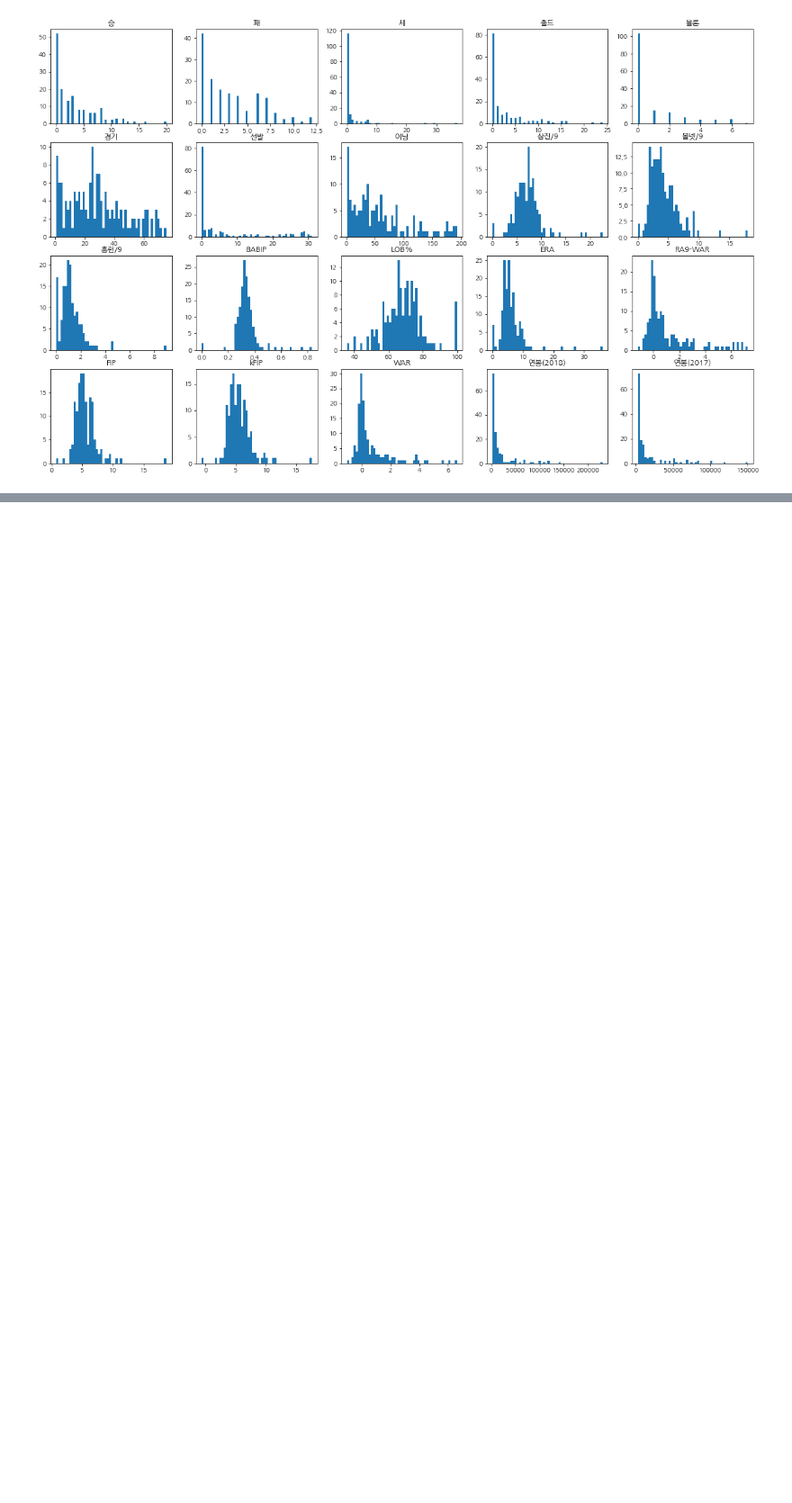
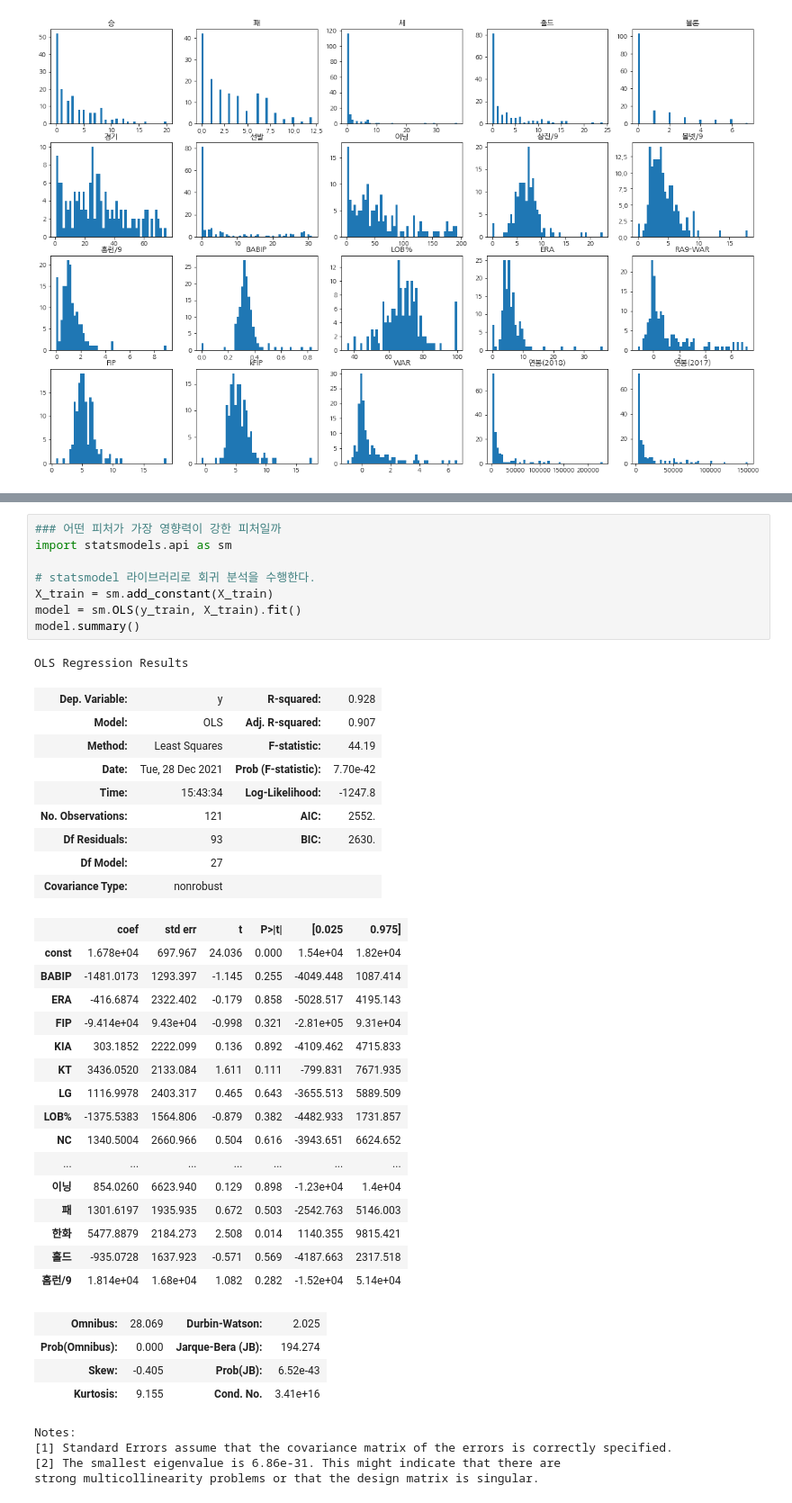
Before and after one commit to junhuyk96/DataAnalysis, a Jupyter notebook: 프로야구선수의다음해연봉예측하기.ipynb, the cells around one changed output, grey strips where cells are left out. Shown: that part at 90% size. Saved outputs shown, nothing was run; the diff lists cells and outputs as text; blank space fills up the shorter version.

```diff
--- a/프로야구선수의다음해연봉예측하기.ipynb
+++ b/프로야구선수의다음해연봉예측하기.ipynb
@@ -96,0 +149,43 @@ plot_hist_each_column(picher_features_df)
+# %%
+### 어떤 피처가 가장 영향력이 강한 피처일까
+import statsmodels.api as sm
+
+# statsmodel 라이브러리로 회귀 분석을 수행한다.
+X_train = sm.add_constant(X_train)
+model = sm.OLS(y_train, X_train).fit()
+model.summary()
+# %% [output]
+OLS Regression Results
+| Dep. Variable: | y | R-squared: | 0.928 |
+| Model: | OLS | Adj. R-squared: | 0.907 |
+| Method: | Least Squares | F-statistic: | 44.19 |
+| Date: | Tue, 28 Dec 2021 | Prob (F-statistic): | 7.70e-42 |
+| Time: | 15:43:34 | Log-Likelihood: | -1247.8 |
+| No. Observations: | 121 | AIC: | 2552. |
+| Df Residuals: | 93 | BIC: | 2630. |
+| Df Model: | 27 |  |  |
+| Covariance Type: | nonrobust |  |  |
+|  | coef | std err | t | P>|t| | [0.025 | 0.975] |
+| const | 1.678e+04 | 697.967 | 24.036 | 0.000 | 1.54e+04 | 1.82e+04 |
+| BABIP | -1481.0173 | 1293.397 | -1.145 | 0.255 | -4049.448 | 1087.414 |
+| ERA | -416.6874 | 2322.402 | -0.179 | 0.858 | -5028.517 | 4195.143 |
+| FIP | -9.414e+04 | 9.43e+04 | -0.998 | 0.321 | -2.81e+05 | 9.31e+04 |
+| KIA | 303.1852 | 2222.099 | 0.136 | 0.892 | -4109.462 | 4715.833 |
+| KT | 3436.0520 | 2133.084 | 1.611 | 0.111 | -799.831 | 7671.935 |
+| LG | 1116.9978 | 2403.317 | 0.465 | 0.643 | -3655.513 | 5889.509 |
+| LOB% | -1375.5383 | 1564.806 | -0.879 | 0.382 | -4482.933 | 1731.857 |
+| NC | 1340.5004 | 2660.966 | 0.504 | 0.616 | -3943.651 | 6624.652 |
+| ... | ... | ... | ... | ... | ... | ... |
+| 이닝 | 854.0260 | 6623.940 | 0.129 | 0.898 | -1.23e+04 | 1.4e+04 |
+| 패 | 1301.6197 | 1935.935 | 0.672 | 0.503 | -2542.763 | 5146.003 |
+| 한화 | 5477.8879 | 2184.273 | 2.508 | 0.014 | 1140.355 | 9815.421 |
+| 홀드 | -935.0728 | 1637.923 | -0.571 | 0.569 | -4187.663 | 2317.518 |
+| 홈런/9 | 1.814e+04 | 1.68e+04 | 1.082 | 0.282 | -1.52e+04 | 5.14e+04 |
+| Omnibus: | 28.069 | Durbin-Watson: | 2.025 |
+| Prob(Omnibus): | 0.000 | Jarque-Bera (JB): | 194.274 |
+| Skew: | -0.405 | Prob(JB): | 6.52e-43 |
+| Kurtosis: | 9.155 | Cond. No. | 3.41e+16 |
+Notes:
+[1] Standard Errors assume that the covariance matrix of the errors is correctly specified.
+[2] The smallest eigenvalue is 6.86e-31. This might indicate that there are
+strong multicollinearity problems or that the design matrix is singular.
```
Also changed, not shown: parts of 13 cells of this notebook.
